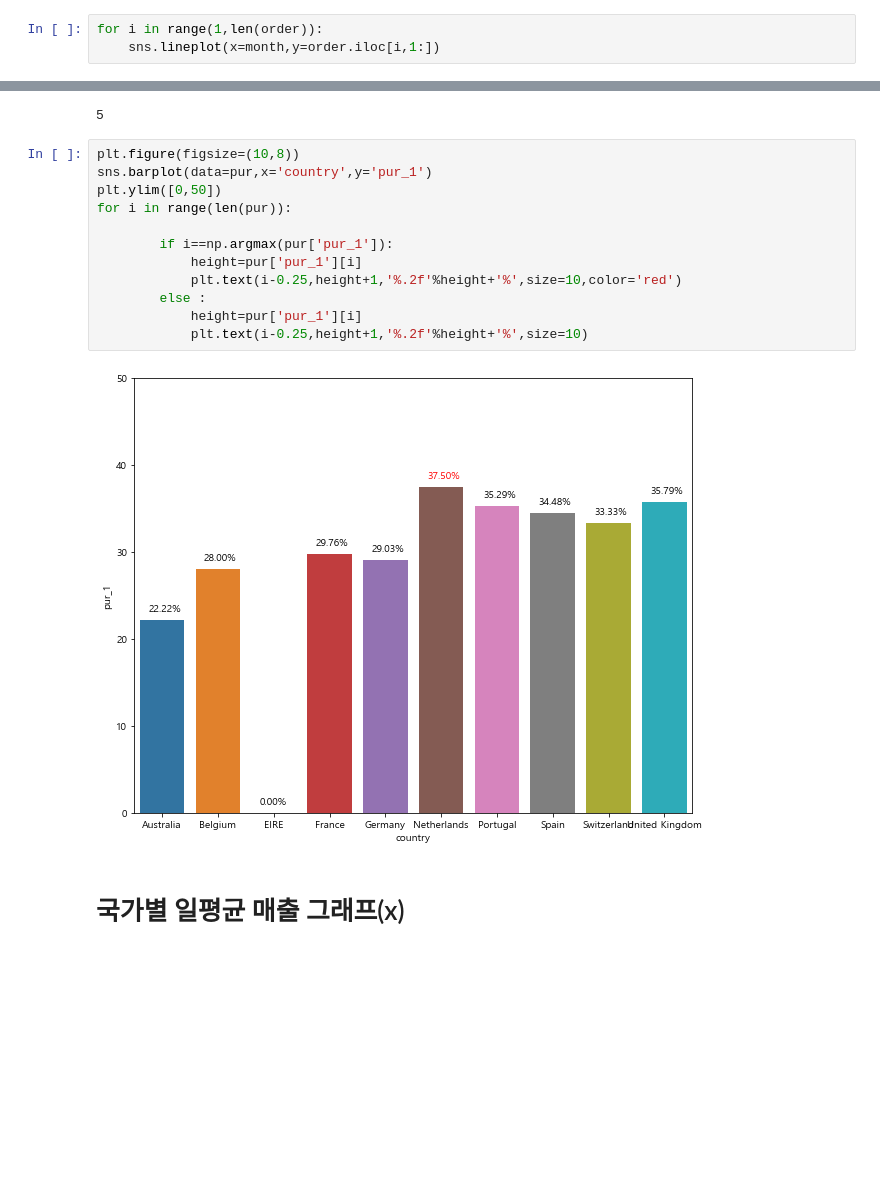
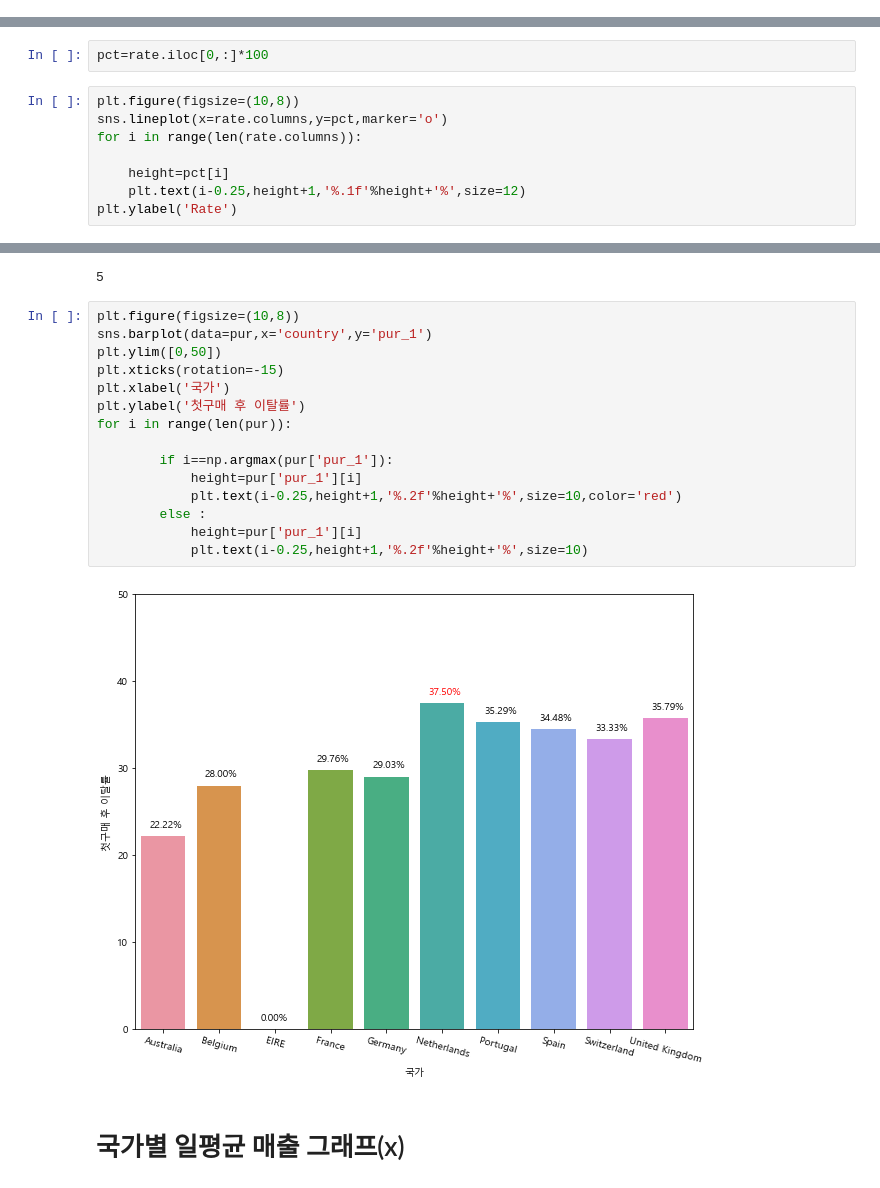
Before and after one commit to JungHunL22/Customer_Analysis_PLT, a Jupyter notebook: code/국가별 비교 시각화.ipynb, the cells around one changed output, grey strips where cells are left out. Drawn from its saved outputs; the diff is of its cells as text; blank space fills up the shorter version.

```diff
--- a/code/국가별 비교 시각화.ipynb
+++ b/code/국가별 비교 시각화.ipynb
@@ -285,6 +337,3 @@ order
 | 7 | Belgium | 58 | 117 | 161 | 116 | 147 | 230 | 128 | 194 | 184 | 264 | ... |
 | 8 | Netherlands | 229 | 189 | 189 | 24 | 215 | 324 | 10 | 280 | 242 | 278 | ... |
 | 9 | Switzerland | 160 | 101 | 58 | 80 | 151 | 125 | 126 | 267 | 192 | 308 | ... |
-# %%
-for i in range(1,len(order)):
-    sns.lineplot(x=month,y=order.iloc[i,1:])
@@ -383,0 +435,10 @@ plt.yticks(rotation=0)
+# %%
+pct=rate.iloc[0,:]*100
+# %%
+plt.figure(figsize=(10,8))
+sns.lineplot(x=rate.columns,y=pct,marker='o')
+for i in range(len(rate.columns)):
+
+    height=pct[i]
+    plt.text(i-0.25,height+1,'%.1f'%height+'%',size=12)
+plt.ylabel('Rate')
@@ -404,17 +468,20 @@ np.argmax(pur['pur_1'])
 # %%
 plt.figure(figsize=(10,8))
 sns.barplot(data=pur,x='country',y='pur_1')
 plt.ylim([0,50])
+plt.xticks(rotation=-15)
+plt.xlabel('국가')
+plt.ylabel('첫구매 후 이탈률')
 for i in range(len(pur)):
 
         if i==np.argmax(pur['pur_1']):
             height=pur['pur_1'][i]
             plt.text(i-0.25,height+1,'%.2f'%height+'%',size=10,color='red')
         else :
             height=pur['pur_1'][i]
             plt.text(i-0.25,height+1,'%.2f'%height+'%',size=10)
 # %% [output]
-[figure, old version]
+[figure, new version]
 # %% [markdown]
 # 국가별 일평균 매출 그래프(x)
 # %% [markdown]
```
Also changed, not shown: parts of 12 cells of this notebook, 1 other file.
